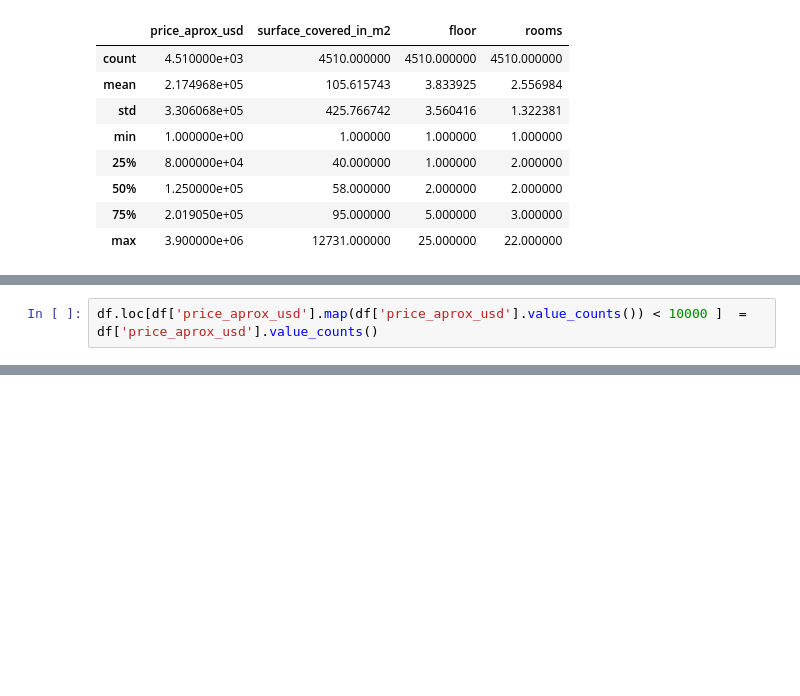
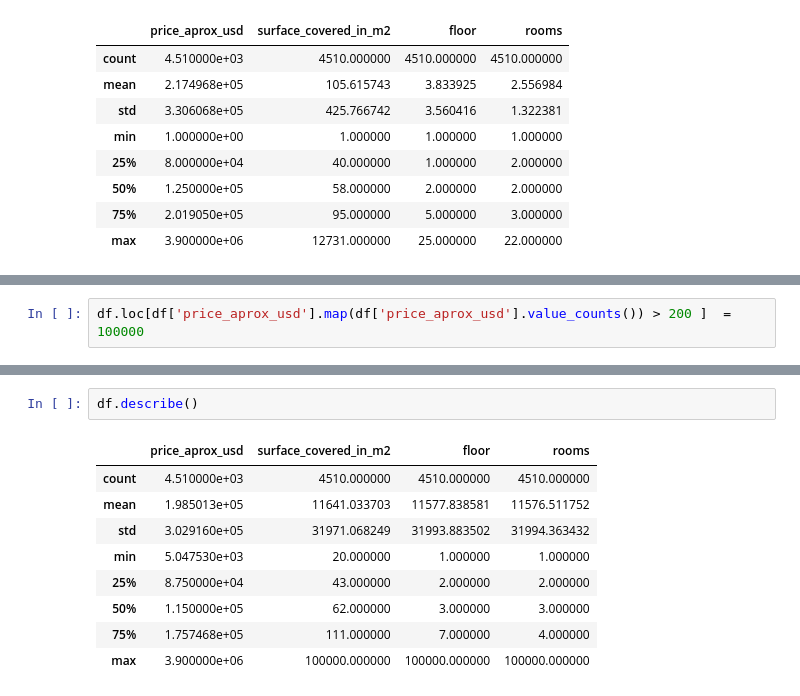
Before and after one commit to jesusB9/proyecto02, a Jupyter notebook: Comparación con el proyecto01.ipynb, the cells around one changed output, grey strips where cells are left out. Drawn from its saved outputs; the diff is of its cells as text; blank space fills up the shorter version.

```diff
--- a/Comparación con el proyecto01.ipynb
+++ b/Comparación con el proyecto01.ipynb
@@ -169,3 +237,2 @@ df
 # %%
-df.loc[df['price_aprox_usd'].map(df['price_aprox_usd'].value_counts()) < 10000 ]  =
-df['price_aprox_usd'].value_counts()
+df.loc[df['price_aprox_usd'].map(df['price_aprox_usd'].value_counts()) > 200 ]  = 100000
@@ -174,0 +254,12 @@ Name: price_aprox_usd, dtype: int64
+# %%
+df.describe()
+# %% [output]
+|  | price_aprox_usd | surface_covered_in_m2 | floor | rooms |
+| count | 4.510000e+03 | 4510.000000 | 4510.000000 | 4510.000000 |
+| mean | 1.985013e+05 | 11641.033703 | 11577.838581 | 11576.511752 |
+| std | 3.029160e+05 | 31971.068249 | 31993.883502 | 31994.363432 |
+| min | 5.047530e+03 | 20.000000 | 1.000000 | 1.000000 |
+| 25% | 8.750000e+04 | 43.000000 | 2.000000 | 2.000000 |
+| 50% | 1.150000e+05 | 62.000000 | 3.000000 | 3.000000 |
+| 75% | 1.757468e+05 | 111.000000 | 7.000000 | 4.000000 |
+| max | 3.900000e+06 | 100000.000000 | 100000.000000 | 100000.000000 |
```
Also changed, not shown: parts of 9 cells of this notebook, 3 other files.
